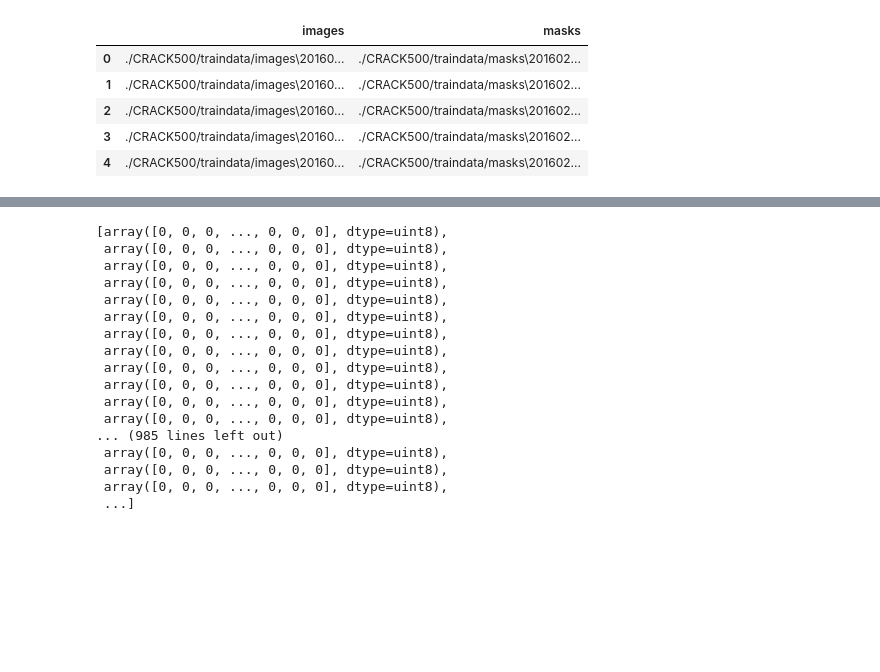
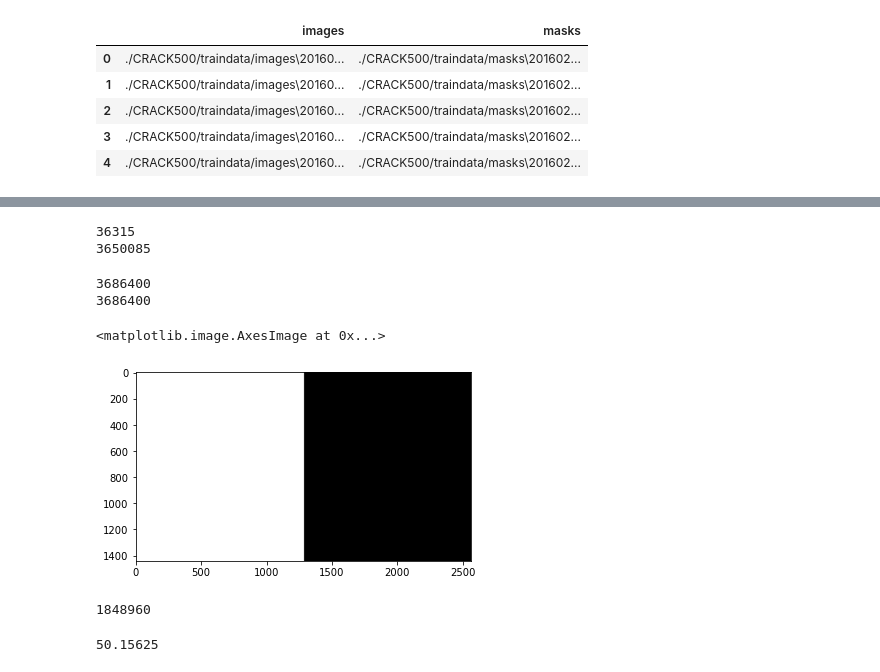
Before and after one commit to LEEHM97/Crack_Detection, a Jupyter notebook: EDA.ipynb, the cells around one changed output, grey strips where cells are left out. Drawn from its saved outputs; the diff is of its cells as text; code cells hidden in the pictures; blank space fills up the shorter version.

```diff
--- a/EDA.ipynb
+++ b/EDA.ipynb
@@ -118,20 +183,0 @@ plt.imshow(msk)
-# %%
-list(msk)
-# %% [output]
-[array([0, 0, 0, ..., 0, 0, 0], dtype=uint8),
- array([0, 0, 0, ..., 0, 0, 0], dtype=uint8),
- array([0, 0, 0, ..., 0, 0, 0], dtype=uint8),
- array([0, 0, 0, ..., 0, 0, 0], dtype=uint8),
- array([0, 0, 0, ..., 0, 0, 0], dtype=uint8),
- array([0, 0, 0, ..., 0, 0, 0], dtype=uint8),
- array([0, 0, 0, ..., 0, 0, 0], dtype=uint8),
- array([0, 0, 0, ..., 0, 0, 0], dtype=uint8),
- array([0, 0, 0, ..., 0, 0, 0], dtype=uint8),
- array([0, 0, 0, ..., 0, 0, 0], dtype=uint8),
- array([0, 0, 0, ..., 0, 0, 0], dtype=uint8),
- array([0, 0, 0, ..., 0, 0, 0], dtype=uint8),
-... (985 lines left out)
- array([0, 0, 0, ..., 0, 0, 0], dtype=uint8),
- array([0, 0, 0, ..., 0, 0, 0], dtype=uint8),
- array([0, 0, 0, ..., 0, 0, 0], dtype=uint8),
- ...]
@@ -137,0 +188,18 @@ list(msk)
+# %%
+print(white_p)
+print(black_p)
+# %% [output]
+36315
+3650085
+# %%
+print(white_p + black_p)
+print(1440*2560)
+# %% [output]
+3686400
+3686400
+# %%
+test = cv2.imread('./test.png')
+plt.imshow(test)
+# %% [output]
+<matplotlib.image.AxesImage at 0x...>
+[figure, added]
@@ -137,0 +210,8 @@ list(msk)
+# %%
+print(white_p)
+# %% [output]
+1848960
+# %%
+print(white_p/(white_p+black_p)*100)
+# %% [output]
+50.15625
```
Also changed, not shown: parts of 25 cells of this notebook.
